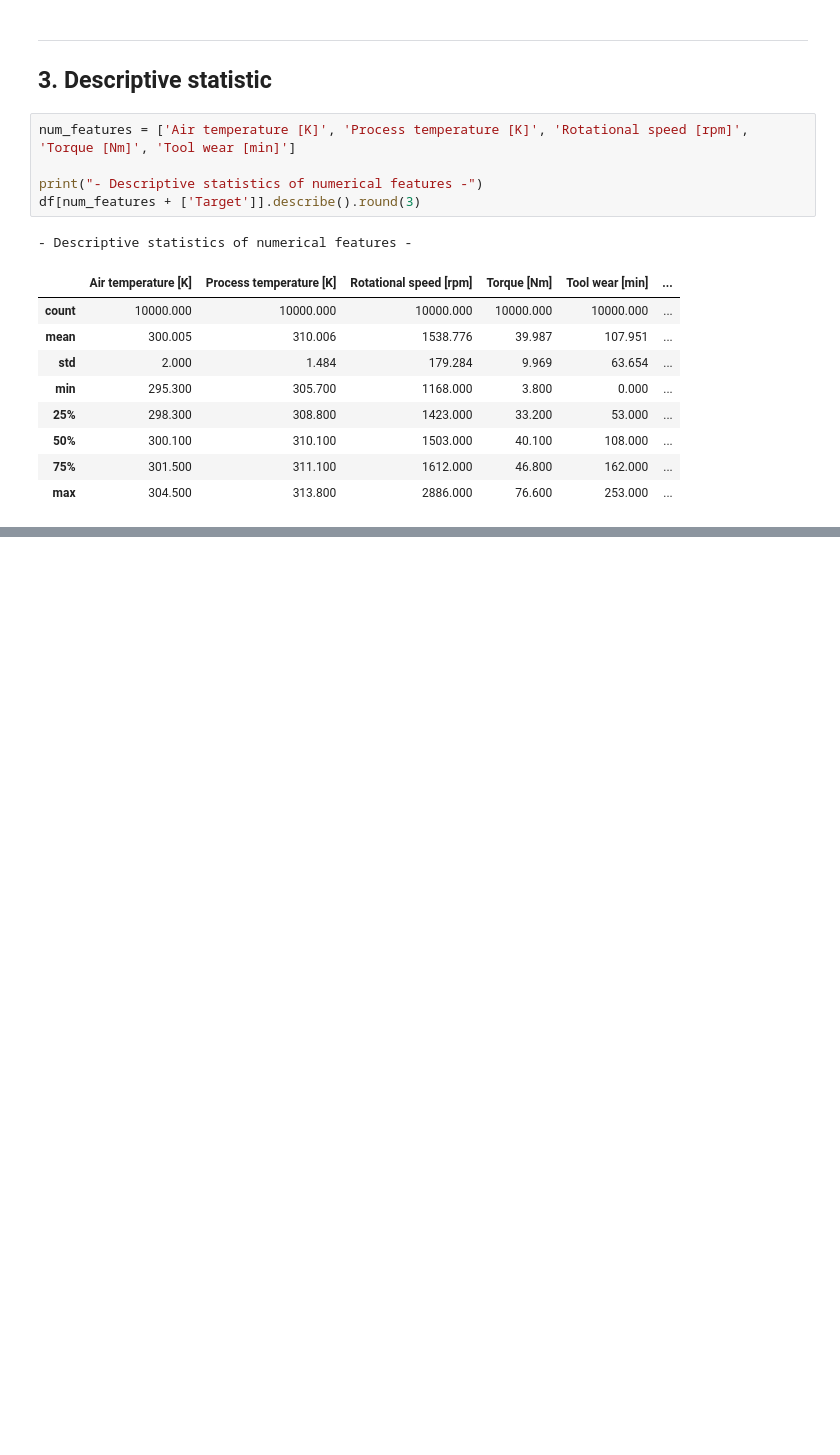
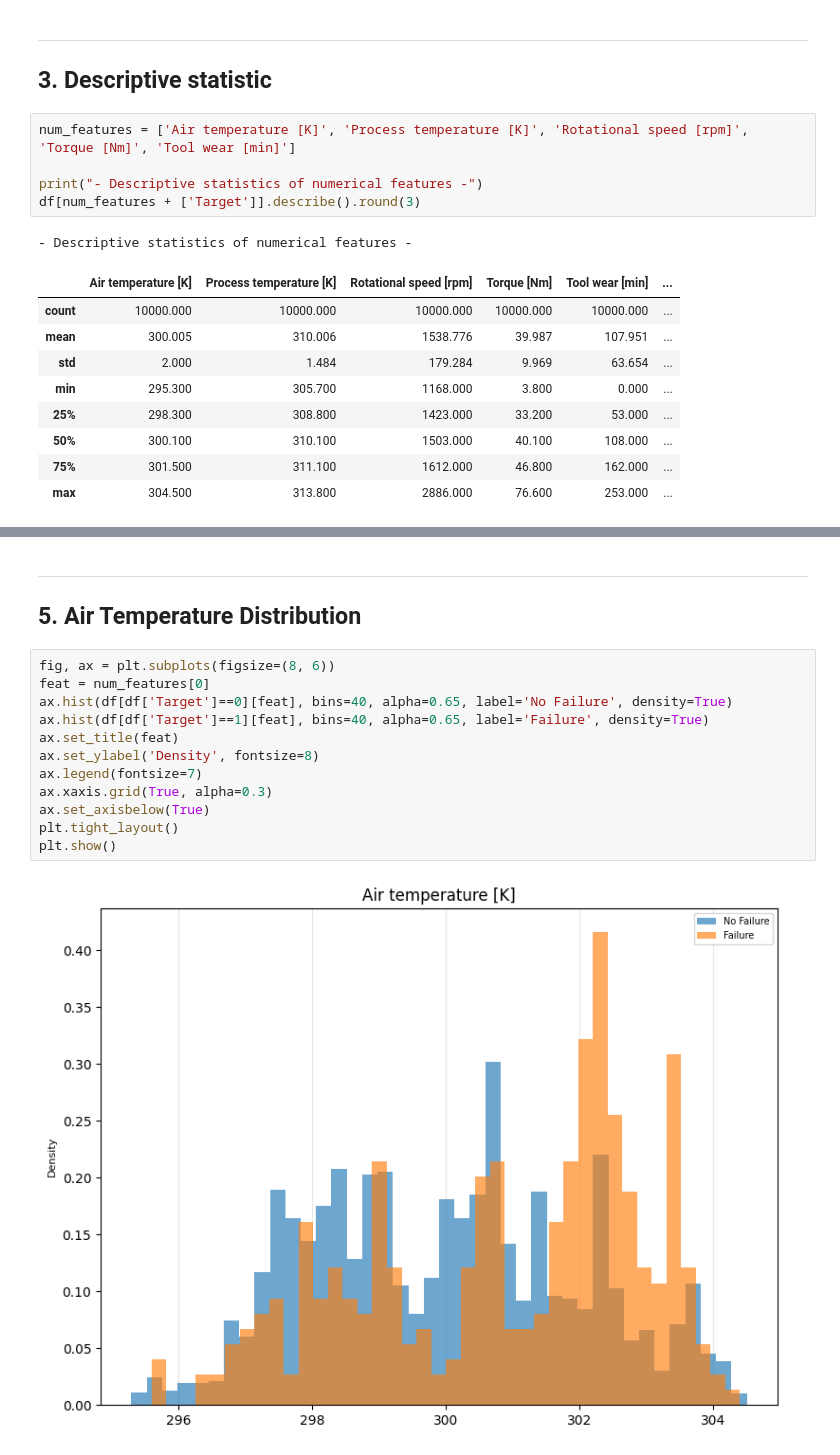
Before and after one commit to hadoyyo/Machine-Predictive-Maintenance-Expert-System, a Jupyter notebook: machine_predictive_maintenance.ipynb, the cells around one changed output, grey strips where cells are left out. Drawn from its saved outputs; the diff is of its cells as text; blank space fills up the shorter version.

```diff
--- a/machine_predictive_maintenance.ipynb
+++ b/machine_predictive_maintenance.ipynb
@@ -109,0 +137,17 @@ for t in ['H','M','L']:
+# %% [markdown]
+---
+## 5. Air Temperature Distribution
+# %%
+fig, ax = plt.subplots(figsize=(8, 6))
+feat = num_features[0]
+ax.hist(df[df['Target']==0][feat], bins=40, alpha=0.65, label='No Failure', density=True)
+ax.hist(df[df['Target']==1][feat], bins=40, alpha=0.65, label='Failure', density=True)
+ax.set_title(feat)
+ax.set_ylabel('Density', fontsize=8)
+ax.legend(fontsize=7)
+ax.xaxis.grid(True, alpha=0.3)
+ax.set_axisbelow(True)
+plt.tight_layout()
+plt.show()
+# %% [output]
+[figure, added]
```
Also changed, not shown: parts of 17 cells of this notebook.
